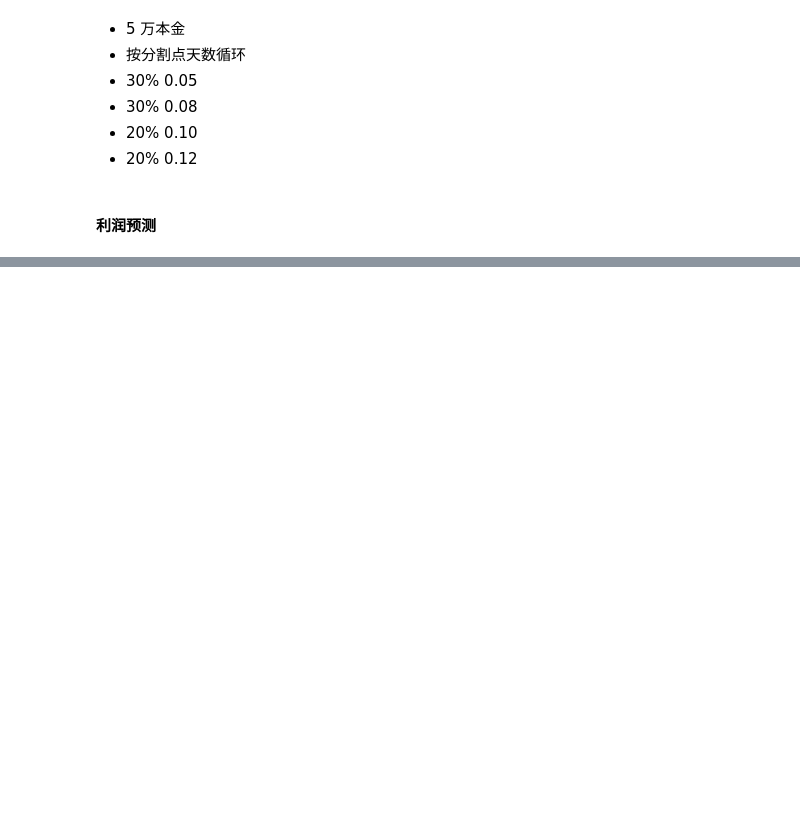
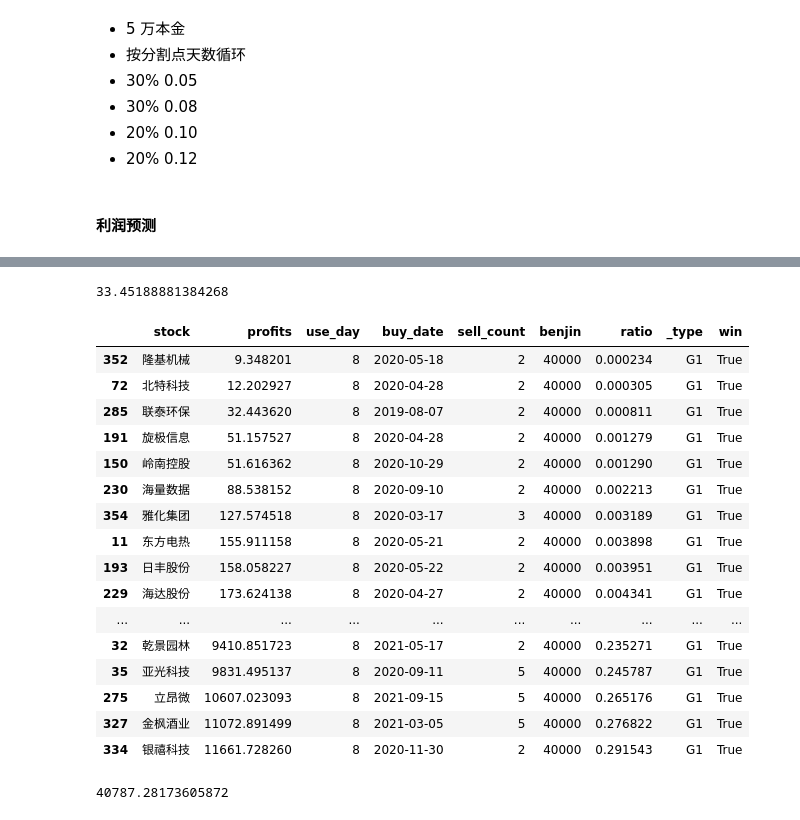
Before and after one commit to tosmart01/stock_jupyter, a Jupyter notebook: stock/预测.ipynb, the cells around one changed output, grey strips where cells are left out. Drawn from its saved outputs; the diff is of its cells as text; code cells hidden in the pictures; blank space fills up the shorter version.

```diff
--- a/stock/预测.ipynb
+++ b/stock/预测.ipynb
@@ -174,0 +204,28 @@ df2.buy_date = df2.buy_date.astype('str')
+# %%
+((0.035288 * 3)  + 1) ** 12 * 10
+# %% [output]
+33.45188881384268
+# %%
+df2.loc[df2.profits>0].sort_values('profits')
+# %% [output]
+|  | stock | profits | use_day | buy_date | sell_count | benjin | ratio | _type | win |
+| 352 | 隆基机械 | 9.348201 | 8 | 2020-05-18 | 2 | 40000 | 0.000234 | G1 | True |
+| 72 | 北特科技 | 12.202927 | 8 | 2020-04-28 | 2 | 40000 | 0.000305 | G1 | True |
+| 285 | 联泰环保 | 32.443620 | 8 | 2019-08-07 | 2 | 40000 | 0.000811 | G1 | True |
+| 191 | 旋极信息 | 51.157527 | 8 | 2020-04-28 | 2 | 40000 | 0.001279 | G1 | True |
+| 150 | 岭南控股 | 51.616362 | 8 | 2020-10-29 | 2 | 40000 | 0.001290 | G1 | True |
+| 230 | 海量数据 | 88.538152 | 8 | 2020-09-10 | 2 | 40000 | 0.002213 | G1 | True |
+| 354 | 雅化集团 | 127.574518 | 8 | 2020-03-17 | 3 | 40000 | 0.003189 | G1 | True |
+| 11 | 东方电热 | 155.911158 | 8 | 2020-05-21 | 2 | 40000 | 0.003898 | G1 | True |
+| 193 | 日丰股份 | 158.058227 | 8 | 2020-05-22 | 2 | 40000 | 0.003951 | G1 | True |
+| 229 | 海达股份 | 173.624138 | 8 | 2020-04-27 | 2 | 40000 | 0.004341 | G1 | True |
+| ... | ... | ... | ... | ... | ... | ... | ... | ... | ... |
+| 32 | 乾景园林 | 9410.851723 | 8 | 2021-05-17 | 2 | 40000 | 0.235271 | G1 | True |
+| 35 | 亚光科技 | 9831.495137 | 8 | 2020-09-11 | 5 | 40000 | 0.245787 | G1 | True |
+| 275 | 立昂微 | 10607.023093 | 8 | 2021-09-15 | 5 | 40000 | 0.265176 | G1 | True |
+| 327 | 金枫酒业 | 11072.891499 | 8 | 2021-03-05 | 5 | 40000 | 0.276822 | G1 | True |
+| 334 | 银禧科技 | 11661.728260 | 8 | 2020-11-30 | 2 | 40000 | 0.291543 | G1 | True |
+# %%
+df2.sample(n=3*12).profits.sum()
+# %% [output]
+40787.28173605872
```
Also changed, not shown: parts of 46 cells of this notebook, 1 other file.
